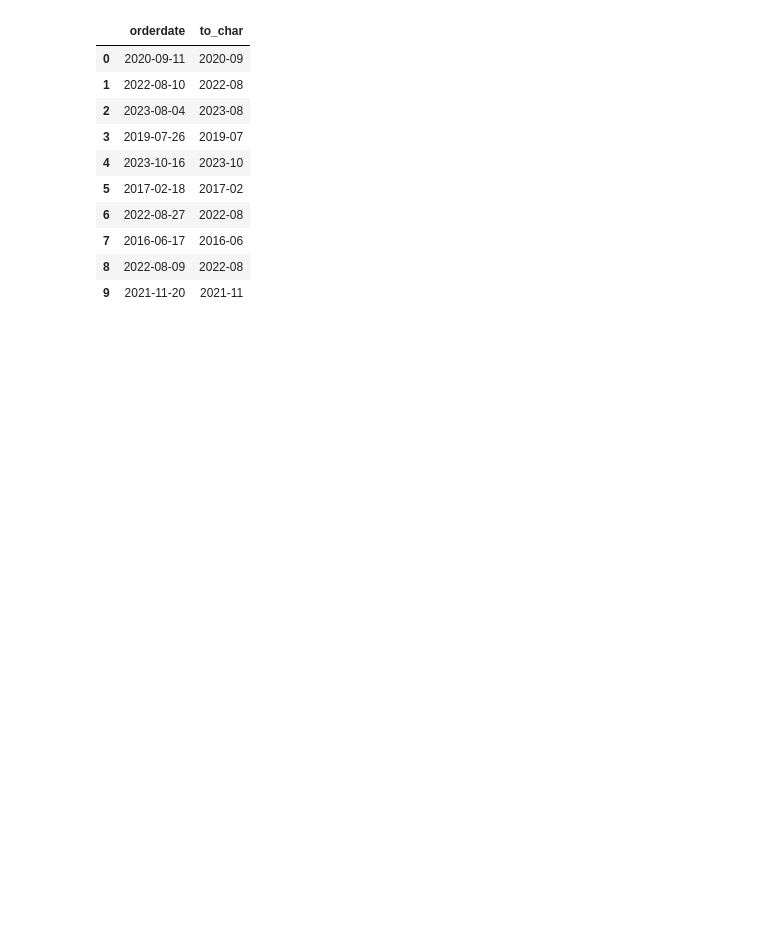
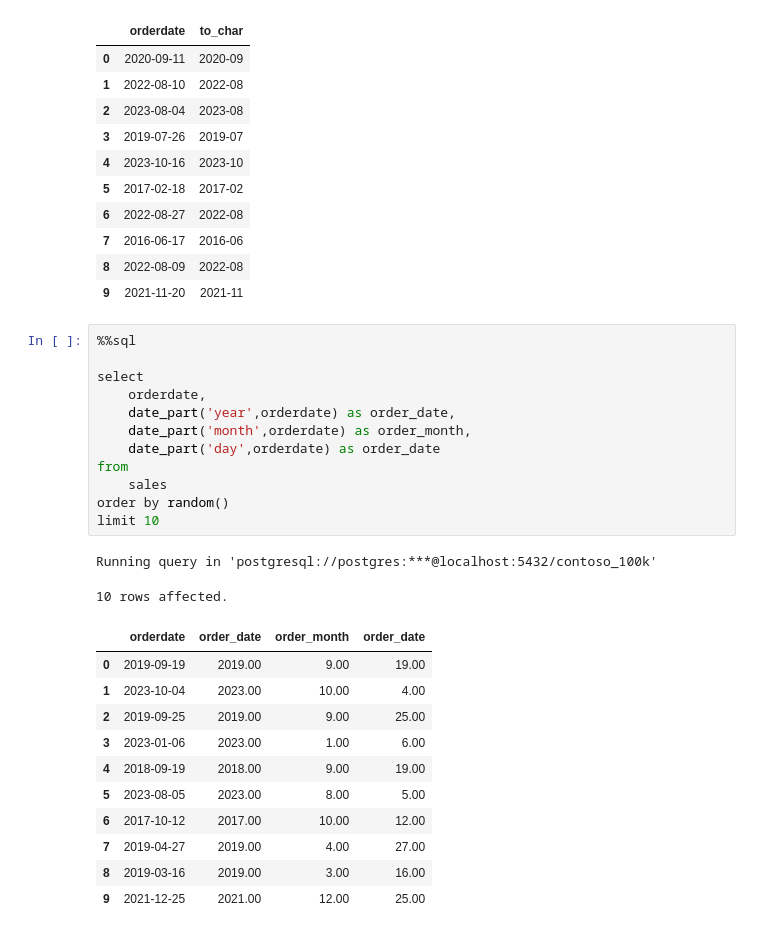
Before and after one commit to liulinda0517/sqlnew, a Jupyter notebook: Resources/Blank_SQL_Notebook.ipynb, the cells around one changed output. Cells and saved outputs as stored; diff of their text form; blank space fills up the shorter version.

```diff
--- a/Resources/Blank_SQL_Notebook.ipynb
+++ b/Resources/Blank_SQL_Notebook.ipynb
@@ -735,3 +735,29 @@ Running query in 'postgresql://postgres:***@localhost:5432/contoso_100k'
 | 7 | 2016-06-17 | 2016-06 |
 | 8 | 2022-08-09 | 2022-08 |
 | 9 | 2021-11-20 | 2021-11 |
+# %%
+%%sql
+
+select
+    orderdate,
+    date_part('year',orderdate) as order_date,
+    date_part('month',orderdate) as order_month,
+    date_part('day',orderdate) as order_date
+from
+    sales
+order by random()
+limit 10
+# %% [output]
+Running query in 'postgresql://postgres:***@localhost:5432/contoso_100k'
+10 rows affected.
+|  | orderdate | order_date | order_month | order_date |
+| 0 | 2019-09-19 | 2019.00 | 9.00 | 19.00 |
+| 1 | 2023-10-04 | 2023.00 | 10.00 | 4.00 |
+| 2 | 2019-09-25 | 2019.00 | 9.00 | 25.00 |
+| 3 | 2023-01-06 | 2023.00 | 1.00 | 6.00 |
+| 4 | 2018-09-19 | 2018.00 | 9.00 | 19.00 |
+| 5 | 2023-08-05 | 2023.00 | 8.00 | 5.00 |
+| 6 | 2017-10-12 | 2017.00 | 10.00 | 12.00 |
+| 7 | 2019-04-27 | 2019.00 | 4.00 | 27.00 |
+| 8 | 2019-03-16 | 2019.00 | 3.00 | 16.00 |
+| 9 | 2021-12-25 | 2021.00 | 12.00 | 25.00 |
```
